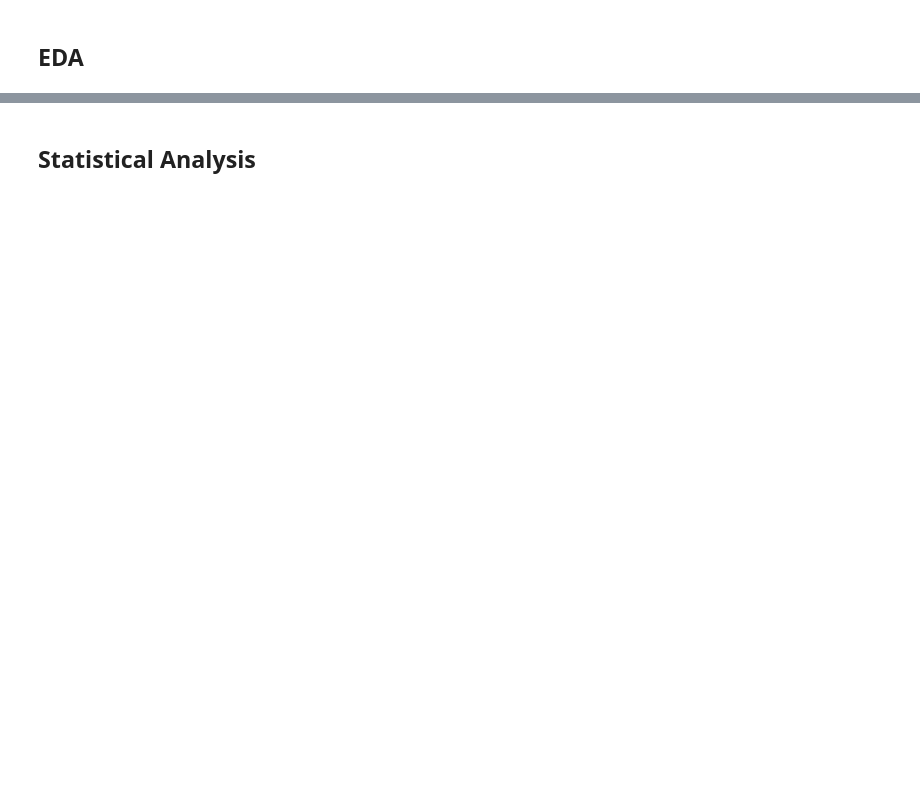
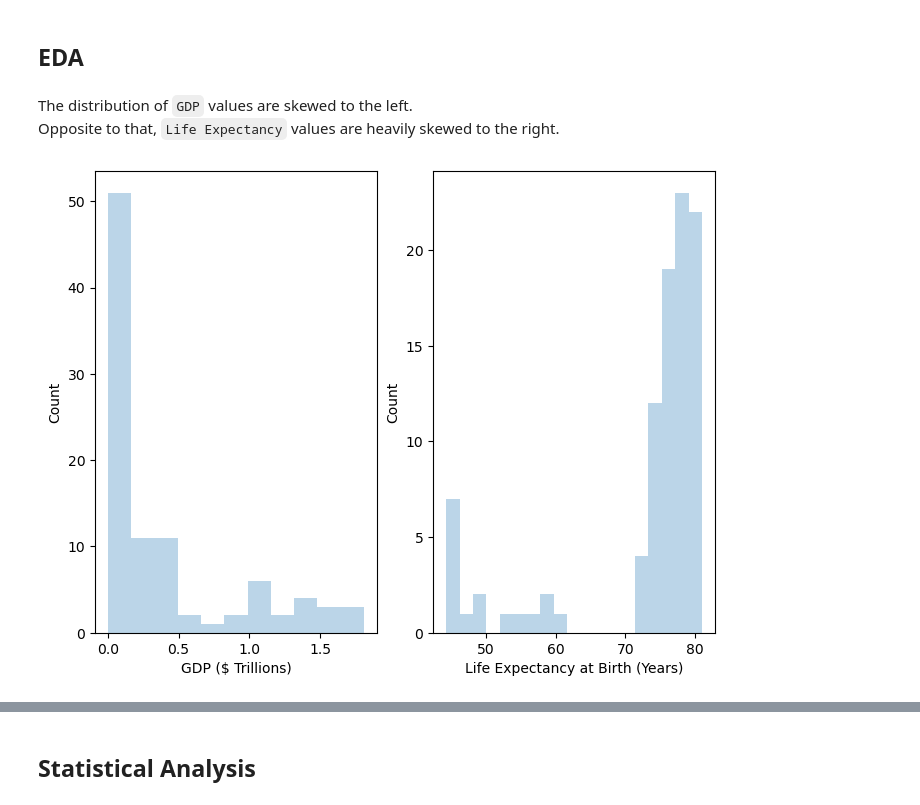
Before and after one commit to bruno-pezzolo/Codecademy-Life-Expectancy-and-GDP, a Jupyter notebook: life_expectancy_gdp.ipynb, the cells around one changed output, grey strips where cells are left out. Cells and saved outputs as stored; diff of their text form; code cells hidden in the pictures; blank space fills up the shorter version.

```diff
--- a/life_expectancy_gdp.ipynb
+++ b/life_expectancy_gdp.ipynb
@@ -77,0 +99,6 @@ Name: Country, dtype: object
+# %%
+df = df.rename(
+    {'Life expectancy at birth (years)': 'LEB'},
+    axis = 1,
+)
+df.head()
@@ -78,2 +114,4 @@ Name: Country, dtype: object
+# %%
+df['GDPT'] = df['GDP'] / 1e13
 # %% [markdown]
 ## EDA
@@ -85,0 +118,17 @@ Name: Country, dtype: object
+# %% [markdown]
+The distribution of `GDP` values are skewed to the left.<br>
+Opposite to that, `Life Expectancy` values are heavily skewed to the right.
+# %%
+plt.figure(figsize = (8,6))
+ax1 = plt.subplot(1, 2, 1)
+sns.histplot(data= df, x= 'GDPT', edgecolor='none', alpha= 0.3)
+plt.xlabel('GDP ($ Trillions)')
+
+ax2 = plt.subplot(1, 2, 2)
+sns.histplot(data= df, x= 'LEB', edgecolor='none', alpha= 0.3)
+plt.xlabel('Life Expectancy at Birth (Years)')
+
+plt.show()
+plt.close('all')
+# %% [output]
+[figure, added]
```
Also changed, not shown: parts of 30 cells of this notebook.
